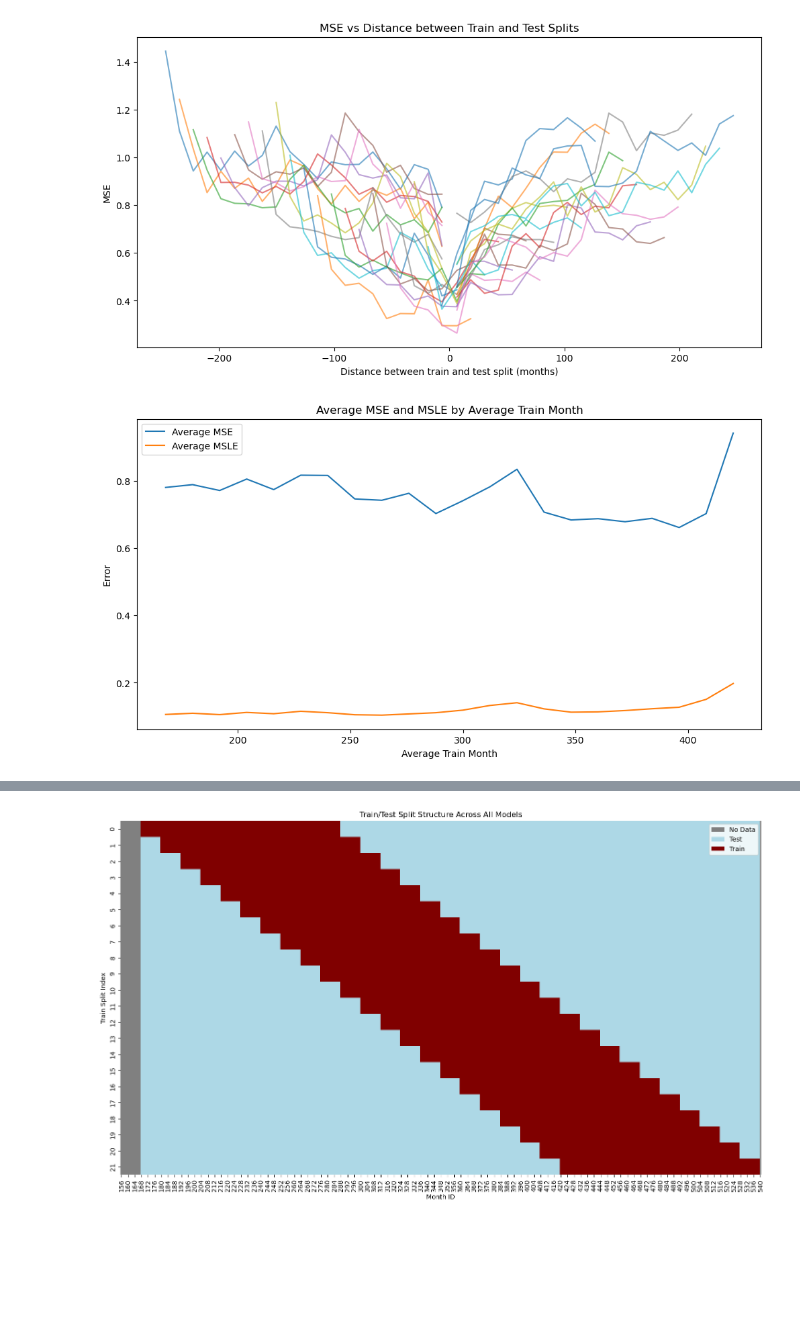
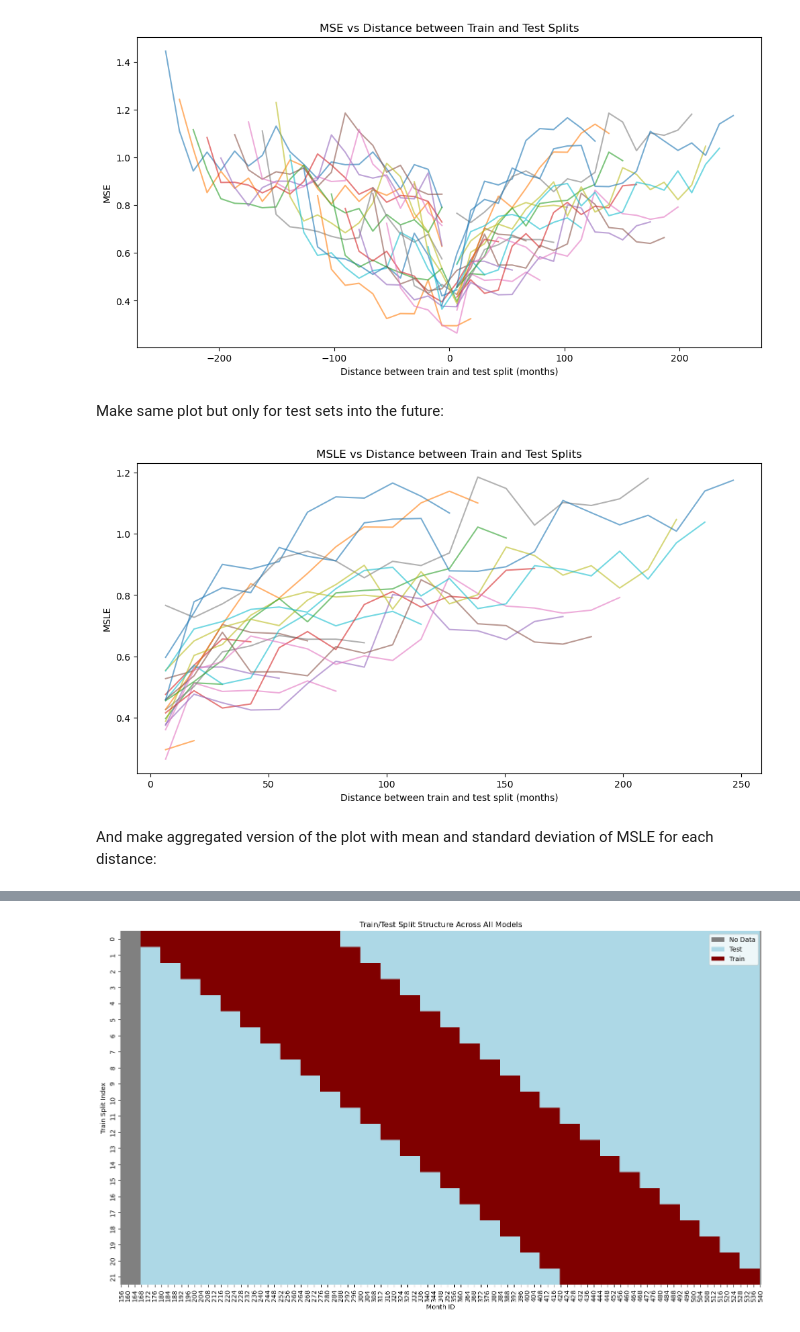
Before and after one commit to lboekestein/masterthesis, a Jupyter notebook: notebooks/sandbox.ipynb, the cells around one changed output, grey strips where cells are left out. Cells and saved outputs as stored; diff of their text form; code cells hidden in the pictures; blank space fills up the shorter version.

```diff
--- a/notebooks/sandbox.ipynb
+++ b/notebooks/sandbox.ipynb
@@ -24,11 +31,11 @@ Step 1: Import sample dataset from VIEWS to use for testing
 api_url = "https://api.viewsforecasting.org"
 loa = "cm"
 
-fat_002_run = "predictors_fatalities002_2025_12"
+fatalities_002_run = "predictors_fatalities002_2025_12"
 # %% [markdown]
 And retrieve data for the full range.
 # %%
-fat_002_data = retrieve_data_from_api(fat_002_run, loa, verbose=True)
+fat_002_data = retrieve_data_from_api(fatalities_002_run, loa, verbose=True)
 # %% [output]
 Retrieving page 81/81 at cm level...
 # %% [markdown]
@@ -198,12 +207,12 @@ step = 12
 start = 325
 plt.figure(figsize=(12, 6))
 for (test_start, test_step), group in metrics.groupby(["test_start", "test_step"]):
-        if test_step == step:
-                plt.plot(group["distance"], group["mse"], label=f"test_start={test_start}, test_step={test_step}", alpha=0.6)
+        plt.plot(group["distance"], group["mse"], label=f"test_start={test_start}, test_step={test_step}", alpha=0.6)
 plt.xlabel("Distance between train and test split (months)")
 plt.ylabel("MSE")
 plt.title("MSE vs Distance between Train and Test Splits")
 #plt.legend()
+plt.savefig("../figs/mse_distance_plot.png")
 plt.show()
 # %% [output]
 [figure]
@@ -213,12 +219,18 @@ metrics_avg = metrics_df.groupby("train_start").agg({"mse": "mean", "msle": "mea
-# %%
-# plot average mse and msle against test_average
-plt.figure(figsize=(12, 6))
-plt.plot(metrics_avg["train_start"], metrics_avg["mse"], label="Average MSE")
-plt.plot(metrics_avg["train_start"], metrics_avg["msle"], label="Average MSLE")
-plt.xlabel("Average Train Month")
-plt.ylabel("Error")
-plt.title("Average MSE and MSLE by Average Train Month")
-plt.legend()
-plt.show()
-# %% [output]
-[figure, removed]
+# %% [markdown]
+Make same plot but only for test sets into the future:
+# %%
+metri = metrics_df[metrics_df["distance"] > 0]
+# %%
+plt.figure(figsize=(12, 6))
+for (test_start, test_step), group in metri.groupby(["test_start", "test_step"]):
+        plt.plot(group["distance"], group["mse"], label=f"test_start={test_start}, test_step={test_step}", alpha=0.6)
+plt.xlabel("Distance between train and test split (months)")
+plt.ylabel("MSLE")
+plt.title("MSLE vs Distance between Train and Test Splits")
+#plt.legend()
+plt.savefig("../figs/msle_distance_plot_future.png")
+plt.show()
+# %% [output]
+[figure, added]
+# %% [markdown]
+And make aggregated version of the plot with mean and standard deviation of MSLE for each distance:
```
Also changed, not shown: parts of 23 cells of this notebook, 3 other files.
